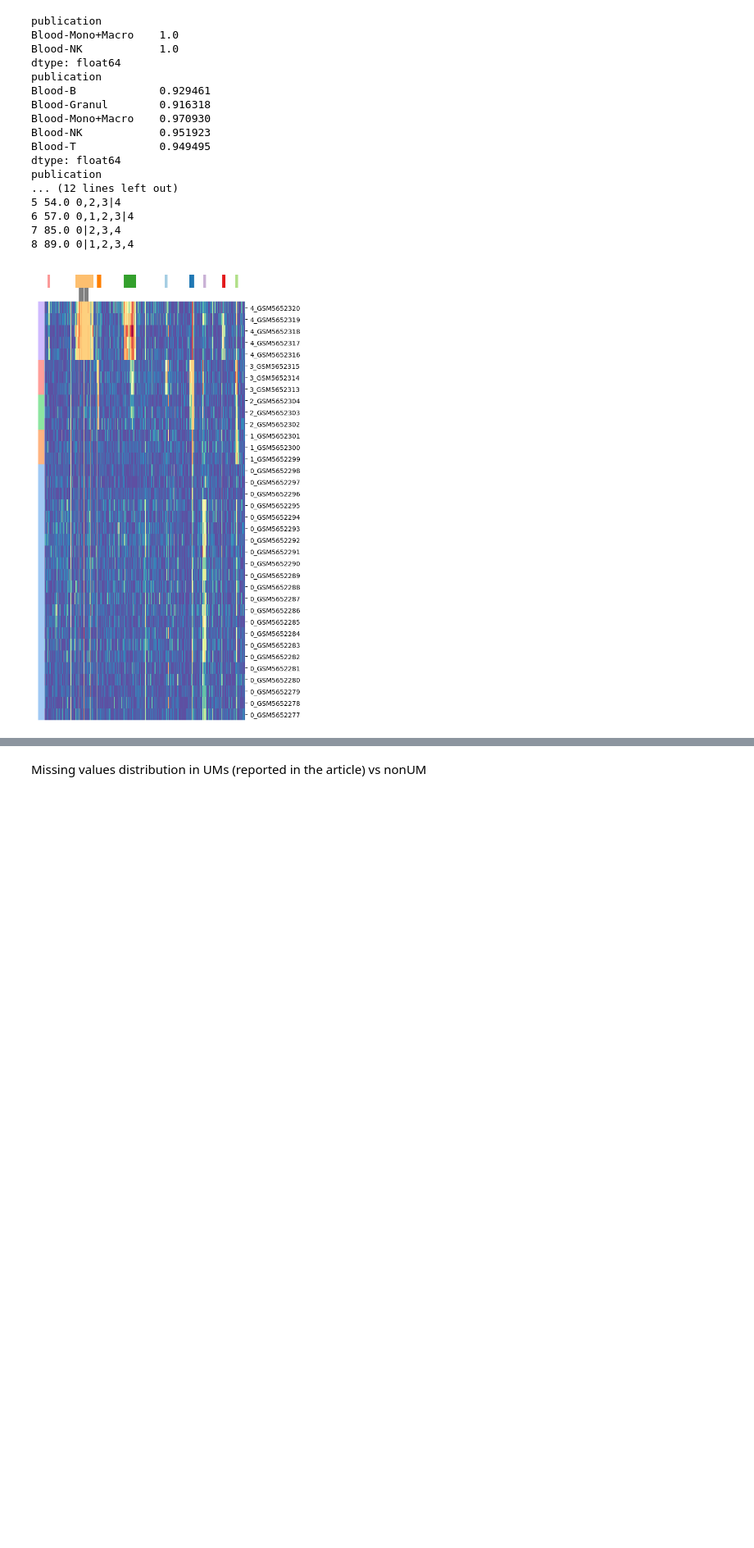
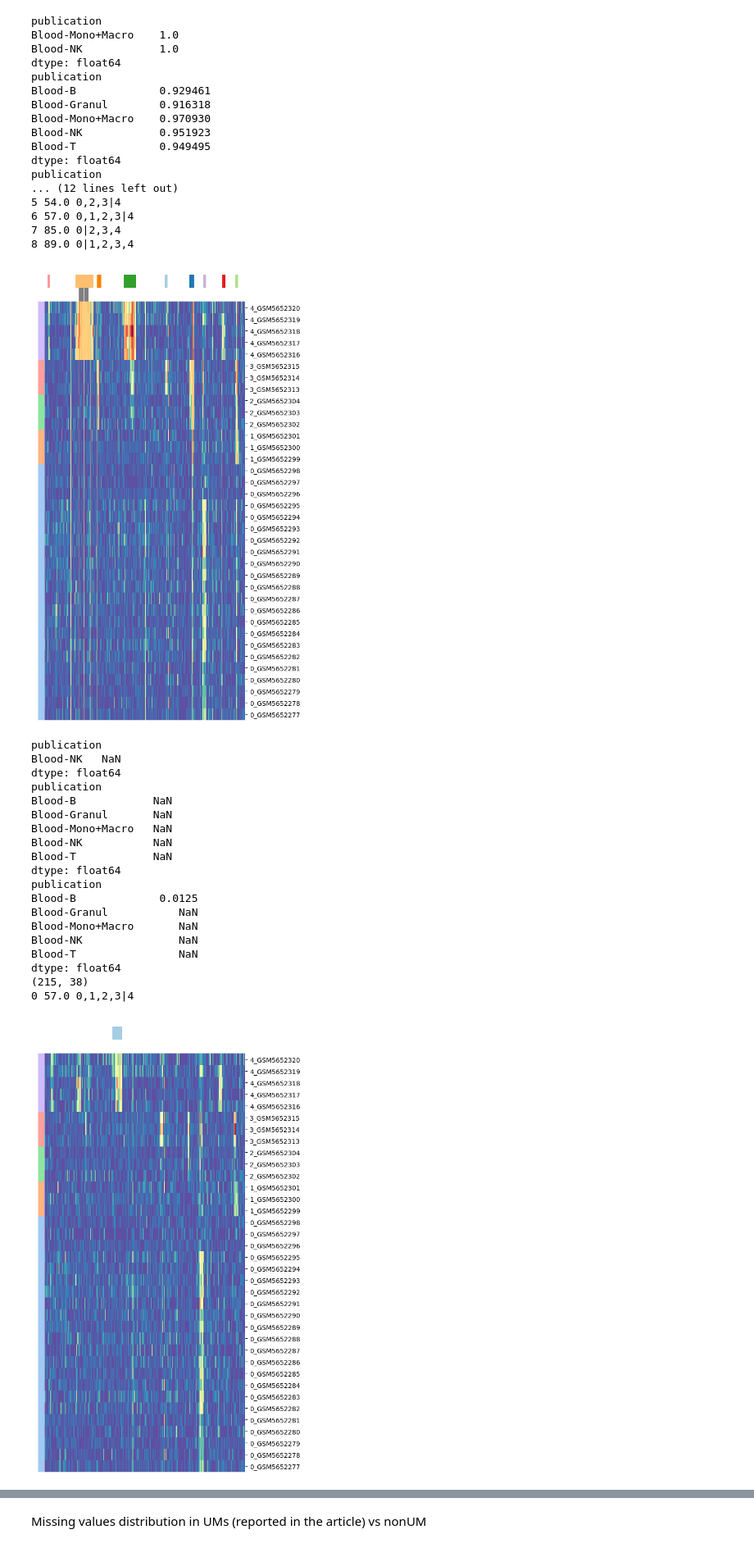
Before and after one commit to zzhu1372/metilene3-dev, a Jupyter notebook: result/analysis-biological.ipynb, the cells around one changed output, grey strips where cells are left out. Shown at 82% size. Drawn from its saved outputs; the diff is of its cells as text; code cells hidden in the pictures; blank space fills up the shorter version.

```diff
--- a/result/analysis-biological.ipynb
+++ b/result/analysis-biological.ipynb
@@ -425,3 +443,82 @@ publication
 7 85.0 0|2,3,4
 8 89.0 0|1,2,3,4
 [figure]
+# %%
+param_m = ''
+param_NA = 'noNA'
+tmp = df_nona.copy()
+
+DMRs = pd.read_table('../metilene_output/Blood.metilene'+param_m+'.chr2x.'+param_NA+'.output', skiprows=90)
+id_convert = {}
+Predictions_anno = pd.read_table('../metilene_output/Blood.metilene'+param_m+'.chr2x.'+param_NA+'.output', encoding='iso-8859-1', sep='@', header=None).head(90)
+for i in Predictions_anno.index:
+    id_convert[int(Predictions_anno.loc[i][0].split(':')[0].split('Combination ')[1])] = \
+    Predictions_anno.loc[i][0].split('Group A subgroups: ')[1].split(',	Group B subgroups: ')[0]+'|'+\
+    Predictions_anno.loc[i][0].split('Group A subgroups: ')[1].split(',	Group B subgroups: ')[1][:-1]
+
+DMRs = DMRs.loc[(DMRs['chr'] =='chr2')&(DMRs['p']<0.05)]
+inDMRs = {}
+inDMRs2 = {}
+for i in DMRs.index:
+    for j in range(int(DMRs['start'][i])+1, int(DMRs['stop'][i]+1)):
+        inDMRs[j] = DMRs['sig.comparison'][i]
+        inDMRs2[j] = DMRs['p'][i]
+
+for i in ['A','B','C']:
+    unmethyl = pd.read_excel('./41586_2022_5580_MOESM4_ESM.xlsx', skiprows=2, sheet_name='Table S4'+i)
+
+    unmethyl_blood_chr2 = unmethyl.loc[(unmethyl['chr']=='chr2')&(unmethyl['Type'].str.contains('Blood'))]
+    inUMs = {}
+    for i in unmethyl_blood_chr2.index:
+        for j in range(int(unmethyl_blood_chr2['start'][i])+1, int(unmethyl_blood_chr2['end'][i]+1)):
+            inUMs[j] = unmethyl_blood_chr2['Type'][i]
+
+    cmp = pd.DataFrame(sorted(set.intersection(set(list(inDMRs.keys())+list(inUMs.keys())),set(tmp['pos']))))
+    cmp['metilene'] = cmp[0].map(inDMRs).map(id_convert)
+    cmp['publication'] = cmp[0].map(inUMs)
+
+    cmp2 = pd.crosstab(cmp['metilene'], cmp['publication'])
+    print(cmp2.sum()/pd.crosstab(cmp['publication'],cmp['publication']).sum())
+
+print(tmp.loc[(tmp['chrom']=='chr2')&(tmp['pos']>= 3255001)&(tmp['pos']<=3273001)].shape)
+
+DMR_ids = sorted(tmp.loc[(tmp['chrom']=='chr2')&(tmp['pos']>= 3255001)&(tmp['pos']<=3273001)]['pos'].map(inDMRs).dropna().unique())
+
+cDMRs = {}
+for i in range(len(DMR_ids)):
+    print(i, DMR_ids[i], id_convert[DMR_ids[i]])
+    cDMRs[DMR_ids[i]] = sns.color_palette("Paired")[i]
+
+
+cm = sns.clustermap(tmp.loc[(tmp['chrom']=='chr2')&(tmp['pos']>= 3255001)&(tmp['pos']<=3273001)]\
+               [sorted(pd.DataFrame(rename).T['type'].map(type).astype(str)+'_'+pd.DataFrame(rename).T['ID'], reverse=True)].T,\
+               col_colors=[tmp.loc[(tmp['chrom']=='chr2')&(tmp['pos']>= 3255001)&(tmp['pos']<=3273001)]['pos'].map(inDMRs).map(cDMRs).fillna('white'),\
+                           tmp.loc[(tmp['chrom']=='chr2')&(tmp['pos']>= 3255001)&(tmp['pos']<=3273001)]['pos'].map(inUMs).map({'Blood-B':'gray'}).fillna('white')],\
+                row_colors=list(pd.DataFrame(rename).T['type'].map(type).sort_values(ascending=0).astype(str).map({'0':sns.color_palette("pastel")[0],\
+                       '1':sns.color_palette("pastel")[1],\
+                       '2':sns.color_palette("pastel")[2],\
+                       '3':sns.color_palette("pastel")[3],\
+                       '4':sns.color_palette("pastel")[4]})),\
+               cmap='Spectral', figsize=[6,10], method='ward', dendrogram_ratio=0.01, xticklabels=False, col_cluster=False, row_cluster=False)
+cm.cax.set_visible(False)
+# %% [output]
+publication
+Blood-NK   NaN
+dtype: float64
+publication
+Blood-B            NaN
+Blood-Granul       NaN
+Blood-Mono+Macro   NaN
+Blood-NK           NaN
+Blood-T            NaN
+dtype: float64
+publication
+Blood-B             0.0125
+Blood-Granul           NaN
+Blood-Mono+Macro       NaN
+Blood-NK               NaN
+Blood-T                NaN
+dtype: float64
+(215, 38)
+0 57.0 0,1,2,3|4
+[figure, added]
```
Also changed, not shown: parts of 6 cells of this notebook.
